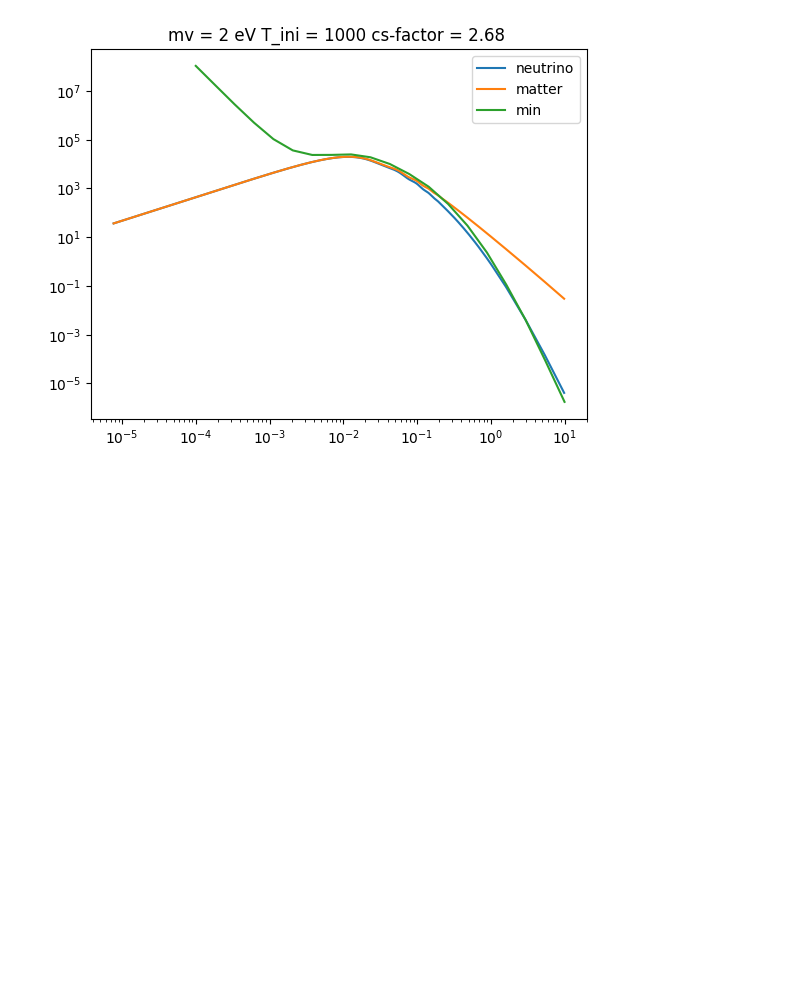
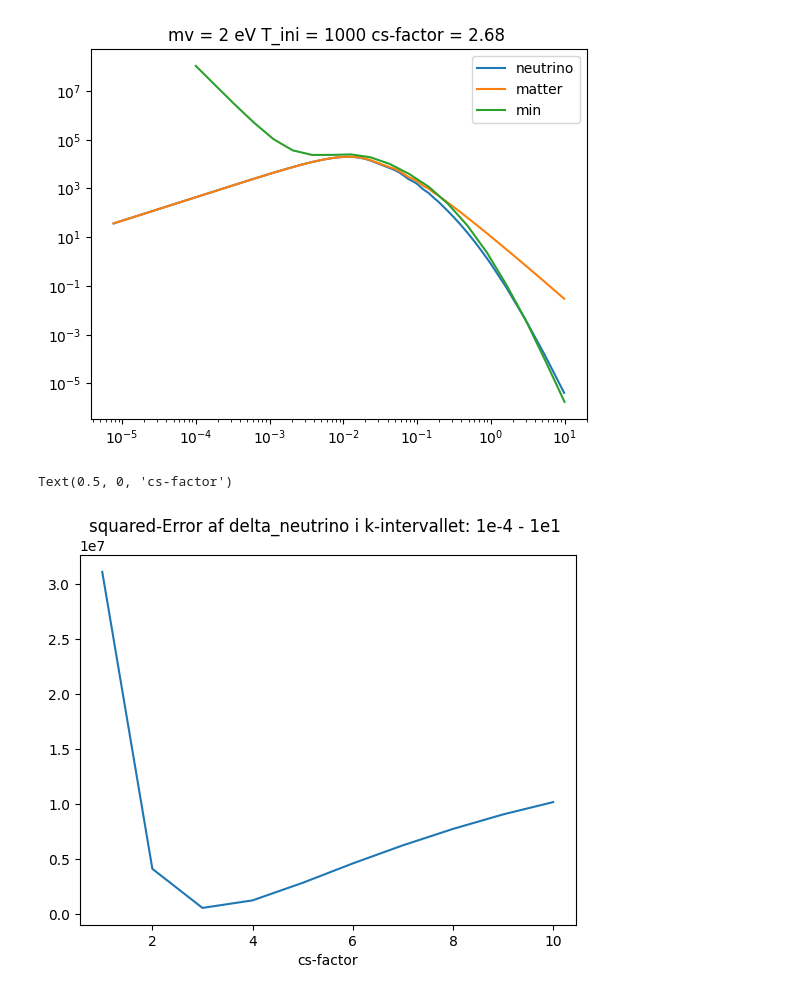
Before and after one commit to eriksteenberg/Power-spectrum-Test, a Jupyter notebook: generelle test.ipynb, the cells around one changed output. Cells and saved outputs as stored; diff of their text form; code cells hidden in the pictures; blank space fills up the shorter version.

```diff
--- a/generelle test.ipynb
+++ b/generelle test.ipynb
@@ -474,0 +634,19 @@ simuler(mv_test,kvec)
+# %%
+mv = 1
+
+kvec = list(np.logspace(-4,1,20))
+
+factor = 2.6
+
+fact_ls = (np.linspace(1,10,10))
+
+factor_error = [sim(mv,kvec,i) for i in fact_ls]
+
+plt.plot(fact_ls,factor_error)
+
+plt.title("squared-Error af delta_neutrino i k-intervallet: 1e%d - 1e%d "%(np.log10(kvec[0]),np.log10(kvec[-1])))
+
+plt.xlabel("cs-factor")
+# %% [output]
+Text(0.5, 0, 'cs-factor')
+[figure, added]
```
Also changed, not shown: parts of 3 cells of this notebook.
